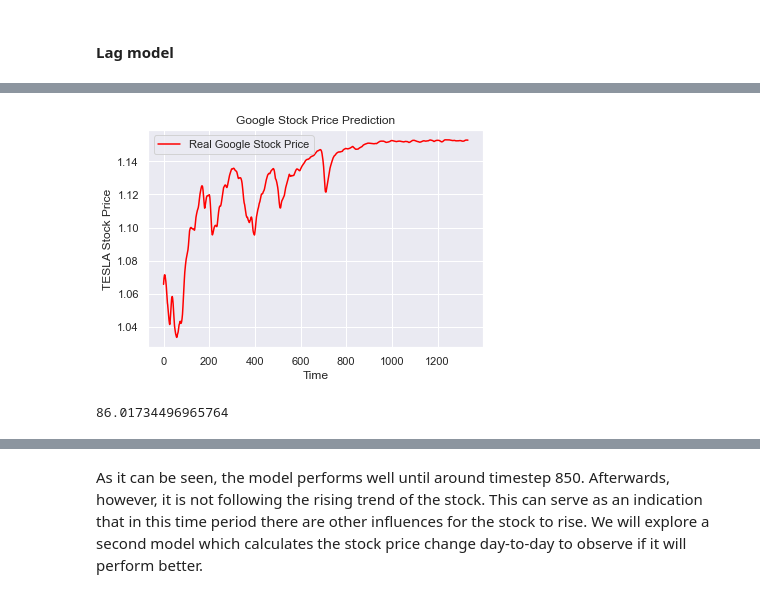
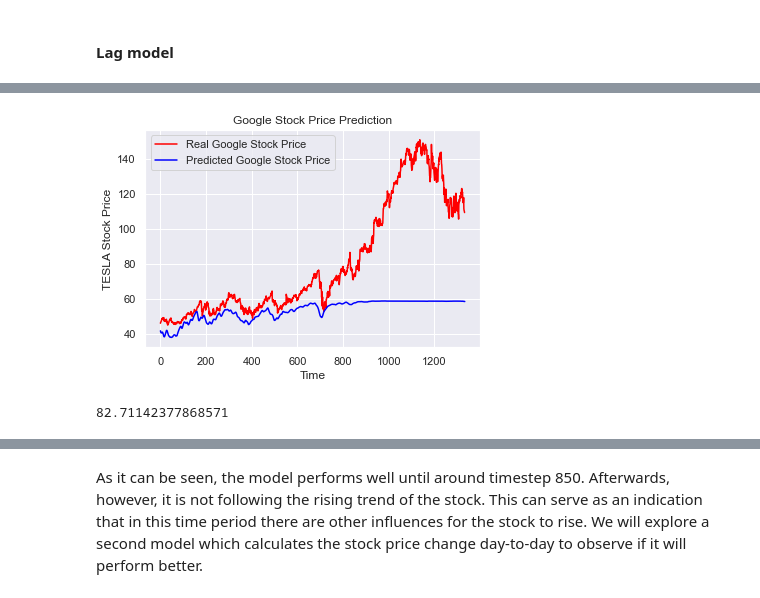
Before and after one commit to PWolf96/Stock-Predictor, a Jupyter notebook: Stock-Predictor-LSTM.ipynb, the cells around one changed output, grey strips where cells are left out. Cells and saved outputs as stored; diff of their text form; code cells hidden in the pictures.

```diff
--- a/Stock-Predictor-LSTM.ipynb
+++ b/Stock-Predictor-LSTM.ipynb
@@ -629,16 +521,16 @@ def data_preprocessing(df, days_prior, split, type='lag'):
 def build_lstm(X_train, y_train):
     model = Sequential()
     #Adding the first LSTM layer and some Dropout regularisation
-    model.add(LSTM(units = 70, return_sequences = True, input_shape = (X_train.shape[1], 9)))
+    model.add(LSTM(units = 50, return_sequences = True, input_shape = (X_train.shape[1], 10)))
     model.add(Dropout(0.2))
     # Adding a second LSTM layer and some Dropout regularisation
-    model.add(LSTM(units = 70, return_sequences = True))
+    model.add(LSTM(units = 50, return_sequences = True))
     model.add(Dropout(0.2))
     # Adding a third LSTM layer and some Dropout regularisation
-    model.add(LSTM(units = 70, return_sequences = True))
+    model.add(LSTM(units = 50, return_sequences = True))
     model.add(Dropout(0.2))
     # Adding a fourth LSTM layer and some Dropout regularisation
-    model.add(LSTM(units = 70))
+    model.add(LSTM(units = 50))
     model.add(Dropout(0.2))
     # Adding the output layer
     model.add(Dense(units = 1))
@@ -654,8 +546,9 @@ def build_lstm(X_train, y_train):
 # %% [markdown]
 #### Lag model
 # %%
-X_train, X_test, y_train, y_test, normaliser, split_index, days_prior = data_preprocessing(df_GOOG, 21, 0.7, 'lag')
+#X_train, X_test, y_train, y_test, y_normaliser, split_index, days_prior = data_preprocessing(df_GOOG, 21, 0.7, 'lag')
 model = build_lstm(X_train, y_train)
 predicted_stock_price = model.predict(X_test)
+#predicted_stock_price = y_normaliser.inverse_transform(predicted_stock_price)
 # %% [output]
 Epoch 1/25
@@ -678,2 +570,0 @@ Epoch 25/25
-# %%
-predicted_stock_price = normaliser.inverse_transform(predicted_stock_price)
@@ -691,0 +581,2 @@ array([[1.0656786],
+# %%
+predicted_stock_price = y_normaliser.inverse_transform(predicted_stock_price)
@@ -692,12 +609,13 @@ array([[1.0656786],
 # %%
 # Visualising the results
-plt.plot(predicted_stock_price, color = "red", label = "Real Google Stock Price")
+plt.plot(df_GOOG[split_index:-days_prior].loc[:, ['adj_close']].values, color = "red", label = "Real Google Stock Price")
+plt.plot(predicted_stock_price - 105, color = "blue", label = "Predicted Google Stock Price")
 plt.title('Google Stock Price Prediction')
 plt.xlabel('Time')
 plt.ylabel('TESLA Stock Price')
 plt.legend()
 plt.show()
 print(mean_squared_error(df_GOOG[split_index:-20].loc[:, ['adj_close']].values, predicted_stock_price, squared = False))
 # %% [output]
-[figure, old version]
+[figure, new version]
-86.01734496965764
+82.71142377868571
```
Also changed, not shown: parts of 32 cells of this notebook.
